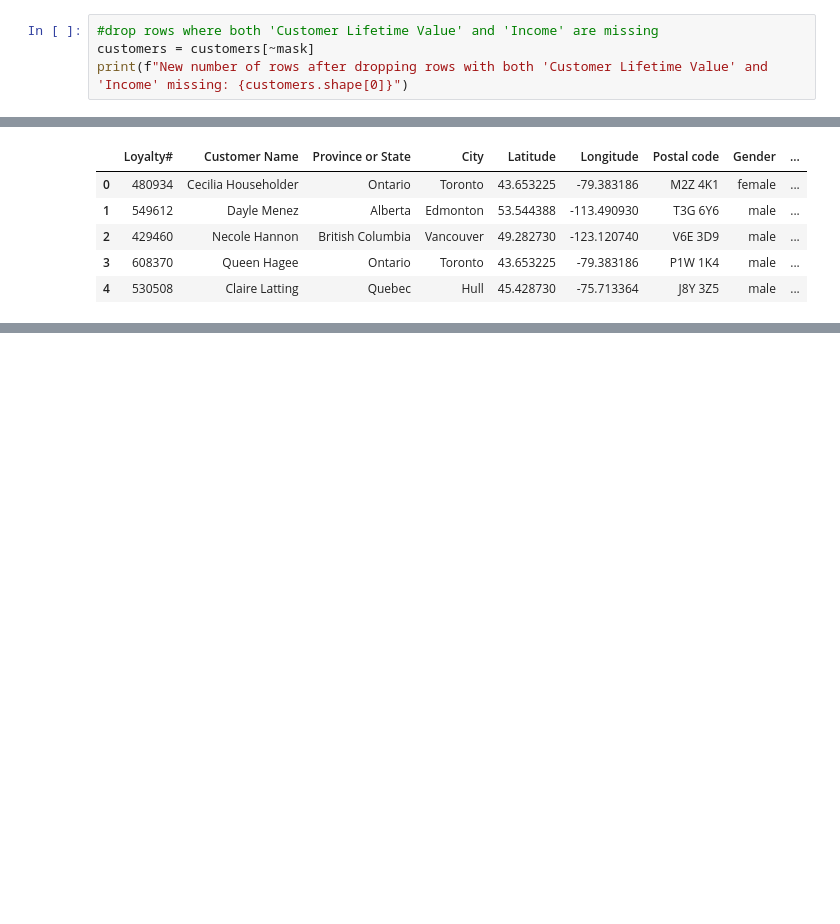
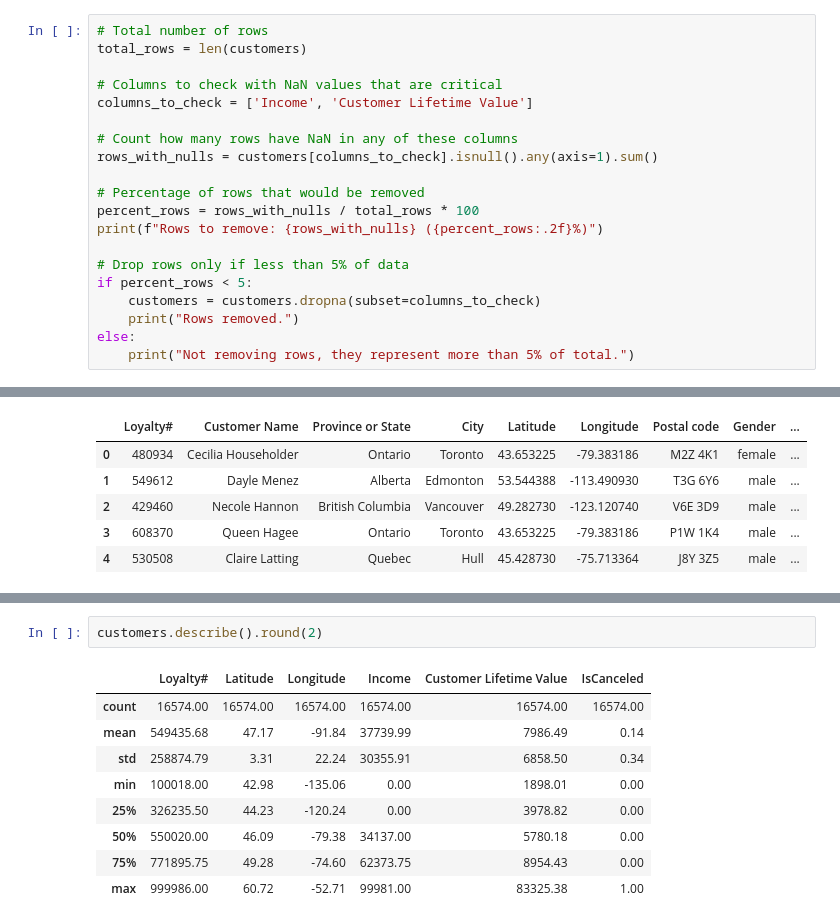
Before and after one commit to catamina07/datamining-group, a Jupyter notebook: projeto/projeto_total.ipynb, the cells around one changed output, grey strips where cells are left out. Cells and saved outputs as stored; diff of their text form; blank space fills up the shorter version.

```diff
--- a/projeto/projeto_total.ipynb
+++ b/projeto/projeto_total.ipynb
@@ -191,7 +171,23 @@ Index([16901, 16902, 16903, 16904, 16905, 16906, 16907, 16908, 16909, 16910,
        16911, 16912, 16913, 16914, 16915, 16916, 16917, 16918, 16919, 16920],
       dtype='int64')
 # %%
-#drop rows where both 'Customer Lifetime Value' and 'Income' are missing
-customers = customers[~mask]
-print(f"New number of rows after dropping rows with both 'Customer Lifetime Value' and 'Income' missing: {customers.shape[0]}")
+# Total number of rows
+total_rows = len(customers)
+
+# Columns to check with NaN values that are critical
+columns_to_check = ['Income', 'Customer Lifetime Value']
+
+# Count how many rows have NaN in any of these columns
+rows_with_nulls = customers[columns_to_check].isnull().any(axis=1).sum()
+
+# Percentage of rows that would be removed
+percent_rows = rows_with_nulls / total_rows * 100
+print(f"Rows to remove: {rows_with_nulls} ({percent_rows:.2f}%)")
+
+# Drop rows only if less than 5% of data
+if percent_rows < 5:
+    customers = customers.dropna(subset=columns_to_check)
+    print("Rows removed.")
+else:
+    print("Not removing rows, they represent more than 5% of total.")
 # %% [output]
@@ -242,2 +247,14 @@ flights.head()
+# %%
+customers.describe().round(2)
+# %% [output]
+|  | Loyalty# | Latitude | Longitude | Income | Customer Lifetime Value | IsCanceled |
+| count | 16574.00 | 16574.00 | 16574.00 | 16574.00 | 16574.00 | 16574.00 |
+| mean | 549435.68 | 47.17 | -91.84 | 37739.99 | 7986.49 | 0.14 |
+| std | 258874.79 | 3.31 | 22.24 | 30355.91 | 6858.50 | 0.34 |
+| min | 100018.00 | 42.98 | -135.06 | 0.00 | 1898.01 | 0.00 |
+| 25% | 326235.50 | 44.23 | -120.24 | 0.00 | 3978.82 | 0.00 |
+| 50% | 550020.00 | 46.09 | -79.38 | 34137.00 | 5780.18 | 0.00 |
+| 75% | 771895.75 | 49.28 | -74.60 | 62373.75 | 8954.43 | 0.00 |
+| max | 999986.00 | 60.72 | -52.71 | 99981.00 | 83325.38 | 1.00 |
 # %%
 metric_features = ['Latitude', 'Longitude', 'Income', 'Customer Lifetime Value', 'Loyalty#']
```
Also changed, not shown: parts of 15 cells of this notebook.
